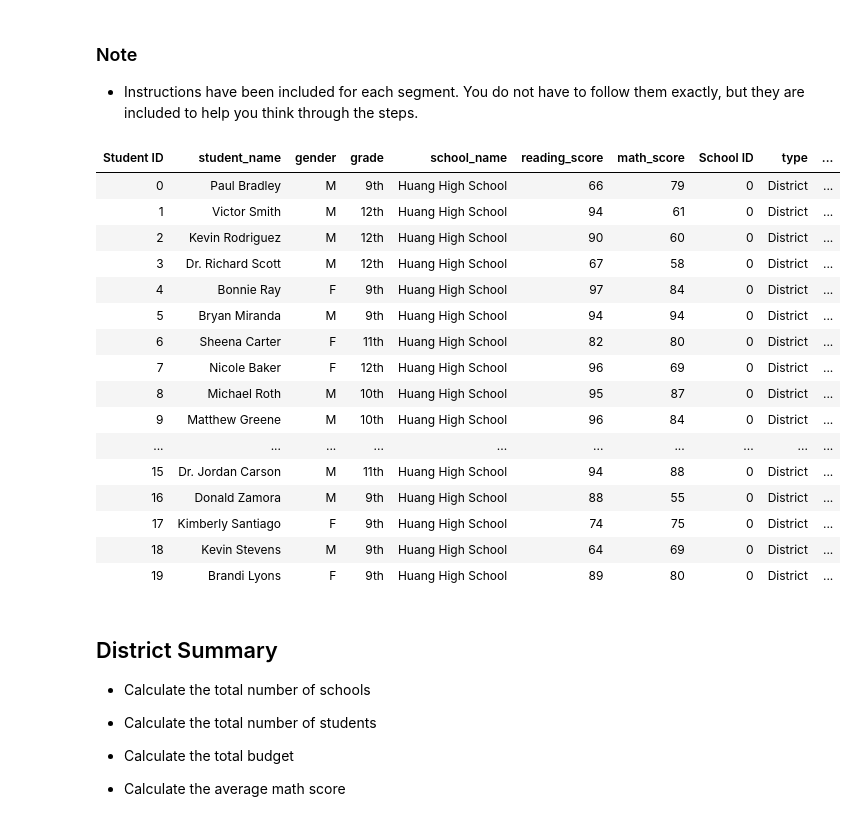
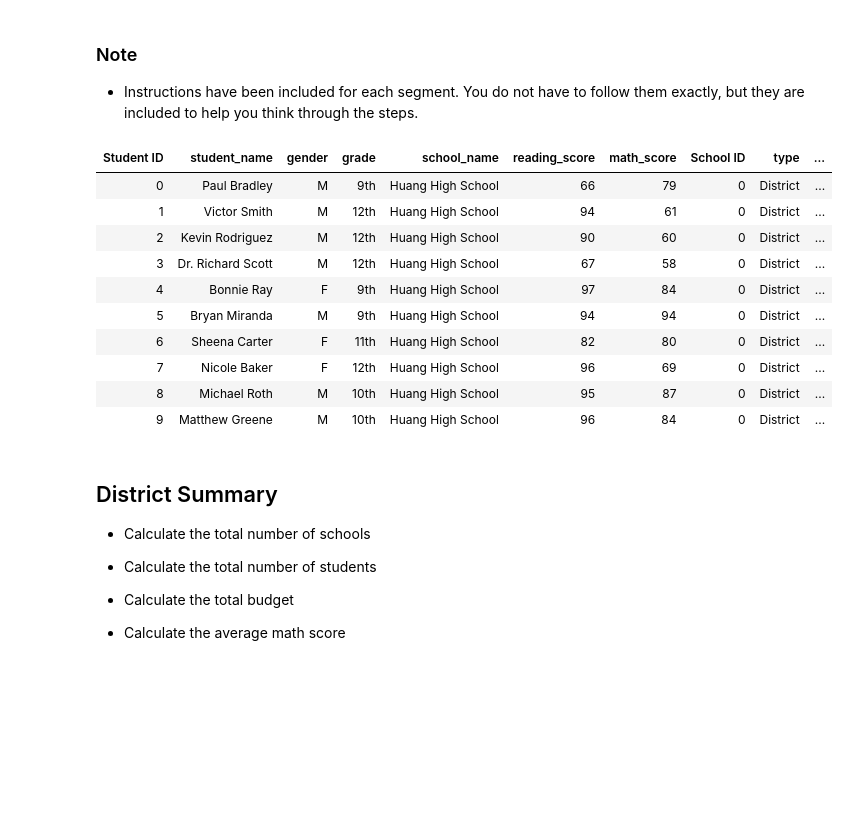
Before and after one commit to pjc0115/Pandas-Challenge, a Jupyter notebook: PyCitySchools/PyCitySchools_starter.ipynb, the cells around one changed output. Saved outputs shown, nothing was run; the diff lists cells and outputs as text; code cells hidden in the pictures; blank space fills up the shorter version.

```diff
--- a/PyCitySchools/PyCitySchools_starter.ipynb
+++ b/PyCitySchools/PyCitySchools_starter.ipynb
@@ -9,43 +9,39 @@ import numpy as np
 # File to Load (Remember to Change These)
 school_data_to_load = "Resources/schools_complete.csv"
 student_data_to_load = "Resources/students_complete.csv"
 
 # Read School and Student CSV Data Files via .read_csv method and store into Pandas DataFrames
 school_data_df = pd.read_csv(school_data_to_load)
 student_data_df = pd.read_csv(student_data_to_load)
 
-# Combine the data via .merge method into a single dataset.
+# Combine the data via .merge method into a single dataset using left outer join on school_name column to bring in all records from student data df.
 school_data_complete_df = pd.merge(student_data_df, school_data_df, how="left", on=["school_name"])  #Bring in all student data via Left Outer join
 #school_data_complete_df.head(10) #QUESTION:  Why did we have on=["school_name"] twice in the original?
 
 # Use method .shape to get number of rows and columns in df -> (39170, 11)
 # school_data_complete_df.shape
 
 #grouped_school = school_data_df.groupby('type')
 #grouped_school.head(15)
 
 
-school_data_complete_df.head(20).style.hide_index()
-#grouped_school_type = school_data_complete_df.groupby('type')
-#grouped_school_type.head(20)
+school_data_complete_df.head(10).style.hide_index()
+#grouped_school_type_df = school_data_complete_df.groupby('type')
+#grouped_school_type_df.head()
+#print(type(grouped_school_type_df))
+#school_data_complete_df.shape  # returns 39170 row and 11 columns
 # %% [output]
 | Student ID | student_name | gender | grade | school_name | reading_score | math_score | School ID | type | ... |
 | 0 | Paul Bradley | M | 9th | Huang High School | 66 | 79 | 0 | District | ... |
 | 1 | Victor Smith | M | 12th | Huang High School | 94 | 61 | 0 | District | ... |
 | 2 | Kevin Rodriguez | M | 12th | Huang High School | 90 | 60 | 0 | District | ... |
 | 3 | Dr. Richard Scott | M | 12th | Huang High School | 67 | 58 | 0 | District | ... |
 | 4 | Bonnie Ray | F | 9th | Huang High School | 97 | 84 | 0 | District | ... |
 | 5 | Bryan Miranda | M | 9th | Huang High School | 94 | 94 | 0 | District | ... |
 | 6 | Sheena Carter | F | 11th | Huang High School | 82 | 80 | 0 | District | ... |
 | 7 | Nicole Baker | F | 12th | Huang High School | 96 | 69 | 0 | District | ... |
 | 8 | Michael Roth | M | 10th | Huang High School | 95 | 87 | 0 | District | ... |
 | 9 | Matthew Greene | M | 10th | Huang High School | 96 | 84 | 0 | District | ... |
-| ... | ... | ... | ... | ... | ... | ... | ... | ... | ... |
-| 15 | Dr. Jordan Carson | M | 11th | Huang High School | 94 | 88 | 0 | District | ... |
-| 16 | Donald Zamora | M | 9th | Huang High School | 88 | 55 | 0 | District | ... |
-| 17 | Kimberly Santiago | F | 9th | Huang High School | 74 | 75 | 0 | District | ... |
-| 18 | Kevin Stevens | M | 9th | Huang High School | 64 | 69 | 0 | District | ... |
-| 19 | Brandi Lyons | F | 9th | Huang High School | 89 | 80 | 0 | District | ... |
 # %%
 #Using relative postion, export df to CSV to review
 
```
Also changed, not shown: parts of 14 cells of this notebook.
